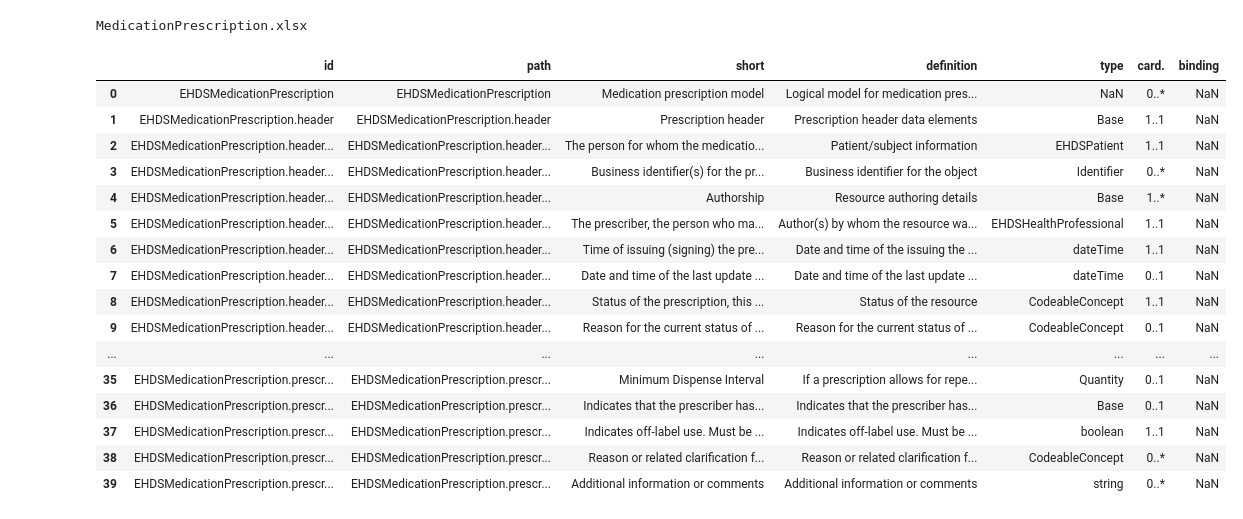
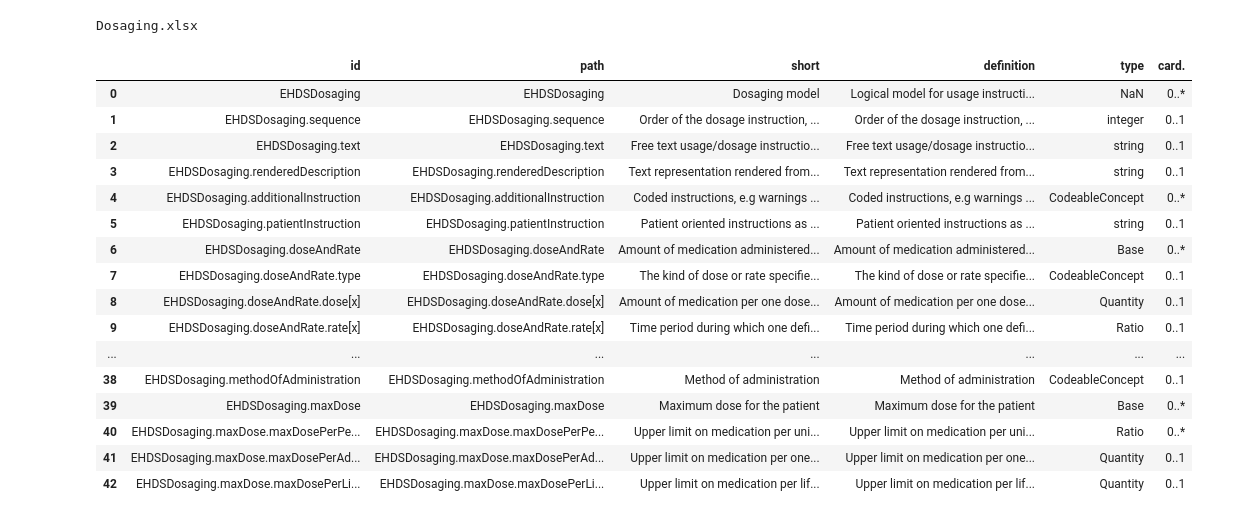
Before and after one commit to Nictiz/eu-nl-compared, a Jupyter notebook: mapping.ipynb, the cells around one changed output. Cells and saved outputs as stored; diff of their text form; code cells hidden in the pictures.

```diff
--- a/mapping.ipynb
+++ b/mapping.ipynb
@@ -81,39 +88,39 @@ xlms = os.listdir(xlmspath)
 # %%
-xlm = xlms[12]
+xlm = xlms[8]
 print( xlm)
 xlmpath = os.path.join(xlmspath, xlm)
 xlmdf = pd.read_excel(xlmpath)
 # Normalize + strip (for non-breaking spaces, Unicode issues)
 xlmdf['path'] = xlmdf['path'].apply(
     lambda x: ud.normalize("NFKC", str(x)).replace("\xa0", " ").strip() if pd.notna(x) else x
 )
 xlmdf
 # only for device use and organization
 # xlm = xlms[7]
 # print( xlm)
 # xlmpath = os.path.join(xlmspath, xlm)
 # xlmdf2 = pd.read_excel(xlmpath)
 # xlmdf = pd.concat([xlmdf, xlmdf2], ignore_index=True)
 # xlmdf
 # %% [output]
-MedicationPrescription.xlsx
+Dosaging.xlsx
-|  | id | path | short | definition | type | card. | binding |
-| 0 | EHDSMedicationPrescription | EHDSMedicationPrescription | Medication prescription model | Logical model for medication pres... | NaN | 0..* | NaN |
-| 1 | EHDSMedicationPrescription.header | EHDSMedicationPrescription.header | Prescription header | Prescription header data elements | Base | 1..1 | NaN |
-| 2 | EHDSMedicationPrescription.header... | EHDSMedicationPrescription.header... | The person for whom the medicatio... | Patient/subject information | EHDSPatient | 1..1 | NaN |
-| 3 | EHDSMedicationPrescription.header... | EHDSMedicationPrescription.header... | Business identifier(s) for the pr... | Business identifier for the object | Identifier | 0..* | NaN |
-| 4 | EHDSMedicationPrescription.header... | EHDSMedicationPrescription.header... | Authorship | Resource authoring details | Base | 1..* | NaN |
-| 5 | EHDSMedicationPrescription.header... | EHDSMedicationPrescription.header... | The prescriber, the person who ma... | Author(s) by whom the resource wa... | EHDSHealthProfessional | 1..1 | NaN |
-| 6 | EHDSMedicationPrescription.header... | EHDSMedicationPrescription.header... | Time of issuing (signing) the pre... | Date and time of the issuing the ... | dateTime | 1..1 | NaN |
-| 7 | EHDSMedicationPrescription.header... | EHDSMedicationPrescription.header... | Date and time of the last update ... | Date and time of the last update ... | dateTime | 0..1 | NaN |
-| 8 | EHDSMedicationPrescription.header... | EHDSMedicationPrescription.header... | Status of the prescription, this ... | Status of the resource | CodeableConcept | 1..1 | NaN |
-| 9 | EHDSMedicationPrescription.header... | EHDSMedicationPrescription.header... | Reason for the current status of ... | Reason for the current status of ... | CodeableConcept | 0..1 | NaN |
-| ... | ... | ... | ... | ... | ... | ... | ... |
-| 35 | EHDSMedicationPrescription.prescr... | EHDSMedicationPrescription.prescr... | Minimum Dispense Interval | If a prescription allows for repe... | Quantity | 0..1 | NaN |
-| 36 | EHDSMedicationPrescription.prescr... | EHDSMedicationPrescription.prescr... | Indicates that the prescriber has... | Indicates that the prescriber has... | Base | 0..1 | NaN |
-| 37 | EHDSMedicationPrescription.prescr... | EHDSMedicationPrescription.prescr... | Indicates off-label use. Must be ... | Indicates off-label use. Must be ... | boolean | 1..1 | NaN |
-| 38 | EHDSMedicationPrescription.prescr... | EHDSMedicationPrescription.prescr... | Reason or related clarification f... | Reason or related clarification f... | CodeableConcept | 0..* | NaN |
-| 39 | EHDSMedicationPrescription.prescr... | EHDSMedicationPrescription.prescr... | Additional information or comments | Additional information or comments | string | 0..* | NaN |
+|  | id | path | short | definition | type | card. |
+| 0 | EHDSDosaging | EHDSDosaging | Dosaging model | Logical model for usage instructi... | NaN | 0..* |
+| 1 | EHDSDosaging.sequence | EHDSDosaging.sequence | Order of the dosage instruction, ... | Order of the dosage instruction, ... | integer | 0..1 |
+| 2 | EHDSDosaging.text | EHDSDosaging.text | Free text usage/dosage instructio... | Free text usage/dosage instructio... | string | 0..1 |
+| 3 | EHDSDosaging.renderedDescription | EHDSDosaging.renderedDescription | Text representation rendered from... | Text representation rendered from... | string | 0..1 |
+| 4 | EHDSDosaging.additionalInstruction | EHDSDosaging.additionalInstruction | Coded instructions, e.g warnings ... | Coded instructions, e.g warnings ... | CodeableConcept | 0..* |
+| 5 | EHDSDosaging.patientInstruction | EHDSDosaging.patientInstruction | Patient oriented instructions as ... | Patient oriented instructions as ... | string | 0..1 |
+| 6 | EHDSDosaging.doseAndRate | EHDSDosaging.doseAndRate | Amount of medication administered... | Amount of medication administered... | Base | 0..* |
+| 7 | EHDSDosaging.doseAndRate.type | EHDSDosaging.doseAndRate.type | The kind of dose or rate specifie... | The kind of dose or rate specifie... | CodeableConcept | 0..1 |
+| 8 | EHDSDosaging.doseAndRate.dose[x] | EHDSDosaging.doseAndRate.dose[x] | Amount of medication per one dose... | Amount of medication per one dose... | Quantity | 0..1 |
+| 9 | EHDSDosaging.doseAndRate.rate[x] | EHDSDosaging.doseAndRate.rate[x] | Time period during which one defi... | Time period during which one defi... | Ratio | 0..1 |
+| ... | ... | ... | ... | ... | ... | ... |
+| 38 | EHDSDosaging.methodOfAdministration | EHDSDosaging.methodOfAdministration | Method of administration | Method of administration | CodeableConcept | 0..1 |
+| 39 | EHDSDosaging.maxDose | EHDSDosaging.maxDose | Maximum dose for the patient | Maximum dose for the patient | Base | 0..* |
+| 40 | EHDSDosaging.maxDose.maxDosePerPe... | EHDSDosaging.maxDose.maxDosePerPe... | Upper limit on medication per uni... | Upper limit on medication per uni... | Ratio | 0..* |
+| 41 | EHDSDosaging.maxDose.maxDosePerAd... | EHDSDosaging.maxDose.maxDosePerAd... | Upper limit on medication per one... | Upper limit on medication per one... | Quantity | 0..1 |
+| 42 | EHDSDosaging.maxDose.maxDosePerLi... | EHDSDosaging.maxDose.maxDosePerLi... | Upper limit on medication per lif... | Upper limit on medication per lif... | Quantity | 0..1 |
 # %%
 mapbase = 'maps'
 maps = os.listdir(mapbase)
```
Also changed, not shown: parts of 8 cells of this notebook, 7 other files.
